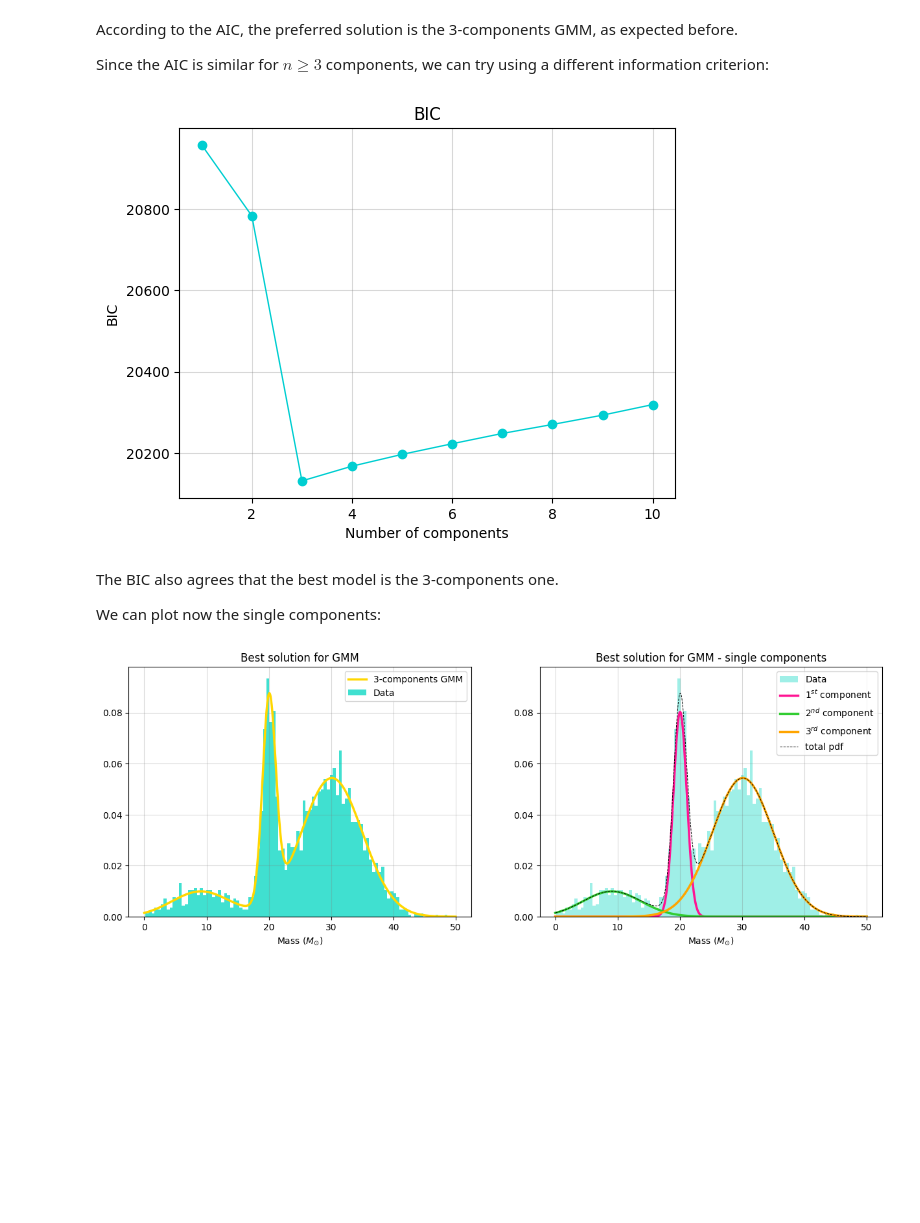
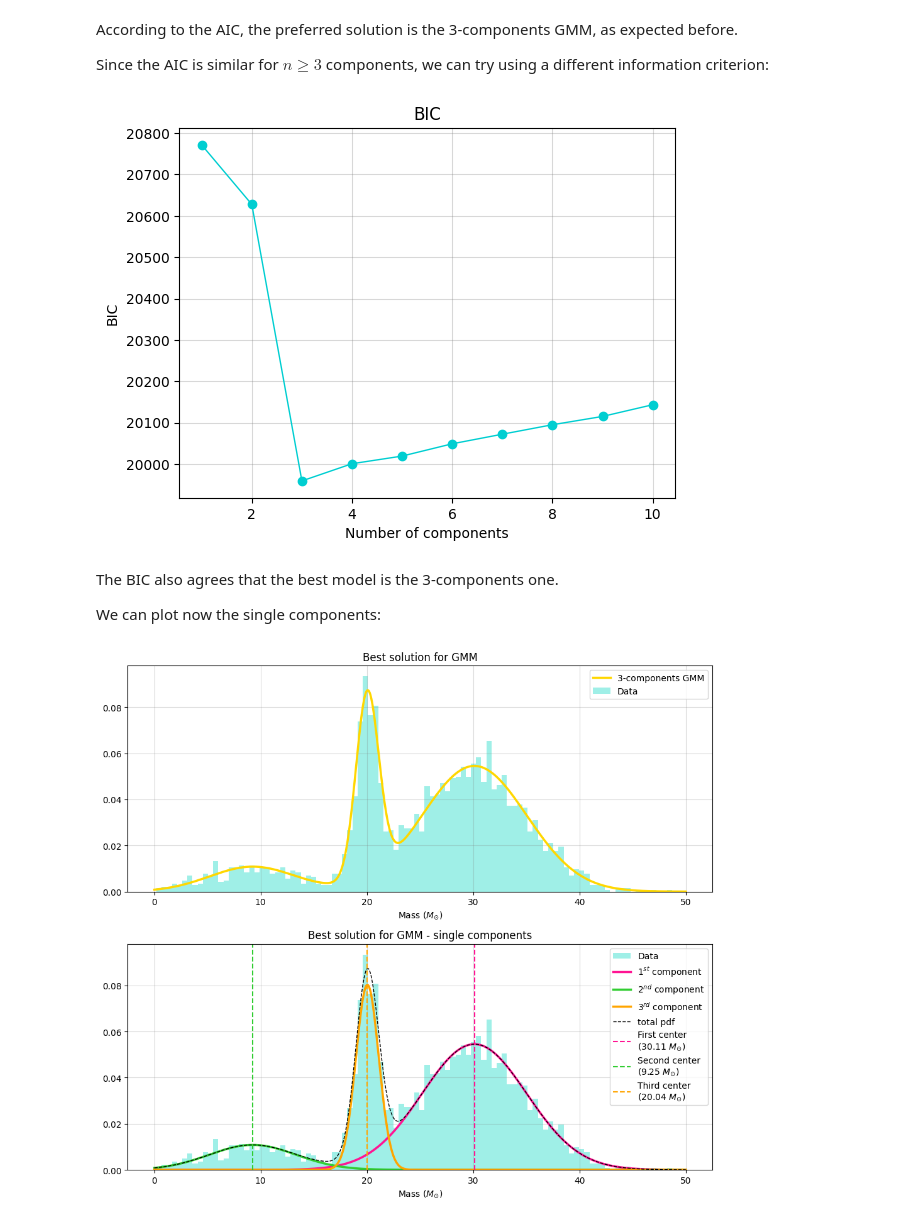
Before and after one commit to Alice-Palladino/astrostatistics_bicocca_2024, a Jupyter notebook: working/L06 - BBH formation channels.ipynb, the cells around one changed output. Cells and saved outputs as stored; diff of their text form; code cells hidden in the pictures; blank space fills up the shorter version.

Commit message:
Edited L06 - BBH formation channels

```diff
--- a/working/L06 - BBH formation channels.ipynb
+++ b/working/L06 - BBH formation channels.ipynb
@@ -44,7 +46,9 @@ np.random.seed(336)
 # %%
-data=np.load('../solutions/formationchannels.npy')
+data_prov=np.load('../solutions/formationchannels.npy')
+data_prov = data_prov[data_prov>0]     # Mass>0
+data = data_prov[:, np.newaxis]
 
-plt.hist(data[data>0], bins = 100, density=True, color='turquoise', histtype='stepfilled', label = 'Formation channels data')     # data>0 because they are masses
+plt.hist(data, bins = 100, density=True, color='turquoise', histtype='stepfilled', label = 'Formation channels data')     # data>0 because they are masses
 plt.xlabel('Mass ($M_{\\odot}$)')
 plt.legend(loc='best')
 plt.grid(c='grey', alpha = 0.3)
@@ -55,6 +59,7 @@ plt.show()
 Judging by eye, there seems to be three modes.
 # %%
 fig = plt.figure(figsize=(14, 25))
+np.random.seed(336)
 
 colors = ['red', 'orange', 'gold', 'yellow', 'greenyellow', 'mediumspringgreen', 'cyan', 'deepskyblue', 'blue', 'blueviolet']
 n_comp = np.arange(10)
@@ -74,7 +79,7 @@ for n in n_comp:
 
     ax = fig.add_subplot(6,2,n+1)
 
-    ax.hist(data[data>0], bins = 100, density=True, color='turquoise', histtype='stepfilled', alpha = 0.5, label = 'Data')
+    ax.hist(data, bins = 100, density=True, color='turquoise', histtype='stepfilled', alpha = 0.5, label = 'Data')
     ax.plot(grid, pdf, color = colors[n], lw = 3, label = 'GMM')
     ax.set_xlabel('Mass ($M_{\\odot}$)')
     ax.legend(loc='best')
@@ -118,42 +123,49 @@ plt.ylabel('BIC')
 plt.title('BIC')
 plt.show()
 # %% [output]
-[figure, old version]
+[figure, new version]
 # %% [markdown]
 The BIC also agrees that the best model is the 3-components one.
 
 We can plot now the single components:
 # %%
-fig, ax = plt.subplots(1, 2, figsize=(15, 5))
+np.random.seed(336)
+fig, ax = plt.subplots(2, 1, figsize=(10, 9))
 
 # Plotting the best solution
 gm_best = GaussianMixture(n_components=3)
 gm_best.fit(data)
 
 logL_best = gm_best.score_samples(grid)
 pdf_best = np.exp(logL_best)
 
 ax[0].plot(grid, pdf_best, c = 'gold', lw = 2.5, label = '3-components GMM')
-ax[0].hist(data[data>0], bins = 100, density=True, color='turquoise', histtype='stepfilled', label = 'Data')
+ax[0].hist(data, bins = 100, density=True, color='turquoise', alpha = 0.5, histtype='stepfilled', label = 'Data')
 ax[0].set_xlabel('Mass ($M_{\\odot}$)')
 ax[0].legend(loc='best')
 ax[0].grid(alpha=0.3, c='gray')
 ax[0].set_title('Best solution for GMM')
 
 #Plotting the component contributions:
 contr = gm_best.predict_proba(grid)
 pdf_contr = contr*pdf_best[:, np.newaxis]
 
-ax[1].hist(data[data>0], bins = 100, density=True, color='turquoise', alpha = 0.5, histtype='stepfilled', label = 'Data')
+centers = gm_best.means_
+
+ax[1].hist(data, bins = 100, density=True, color='turquoise', alpha = 0.5, histtype='stepfilled', label = 'Data')
 ax[1].plot(grid, pdf_contr[:,0], c = 'deeppink', lw = 2.5, label = '$1^{st}$ component')
 ax[1].plot(grid, pdf_contr[:,1], c = 'limegreen', lw = 2.5, label = '$2^{nd}$ component')
 ax[1].plot(grid, pdf_contr[:,2], c = 'orange', lw = 2.5, label = '$3^{rd}$ component')
-ax[1].plot(grid, pdf_best, c='black', ls='--', lw = 0.7, label = 'total pdf')
+ax[1].plot(grid, pdf_best, c='black', ls='--', lw = 1, label = 'total pdf')
+ax[1].axvline(centers[0], c = 'deeppink', lw = 1.5, ls = '--', label = 'First center\n(%.2f $M_{\\odot}$)' % centers[0][0])
+ax[1].axvline(centers[1], c = 'limegreen', lw = 1.5, ls = '--', label = 'Second center\n(%.2f $M_{\\odot}$)' % centers[1][0])
+ax[1].axvline(centers[2], c = 'orange', lw = 1.5, ls = '--', label = 'Third center\n(%.2f $M_{\\odot}$)' % centers[2][0])
 ax[1].set_xlabel('Mass ($M_{\\odot}$)')
 ax[1].legend(loc='best')
 ax[1].grid(alpha=0.3, c='gray')
 ax[1].set_title('Best solution for GMM - single components')
 
+plt.tight_layout(w_pad=2.5)
 plt.show()
 # %% [output]
-[figure, old version]
+[figure, new version]
```
Also changed, not shown: parts of 8 cells of this notebook.
